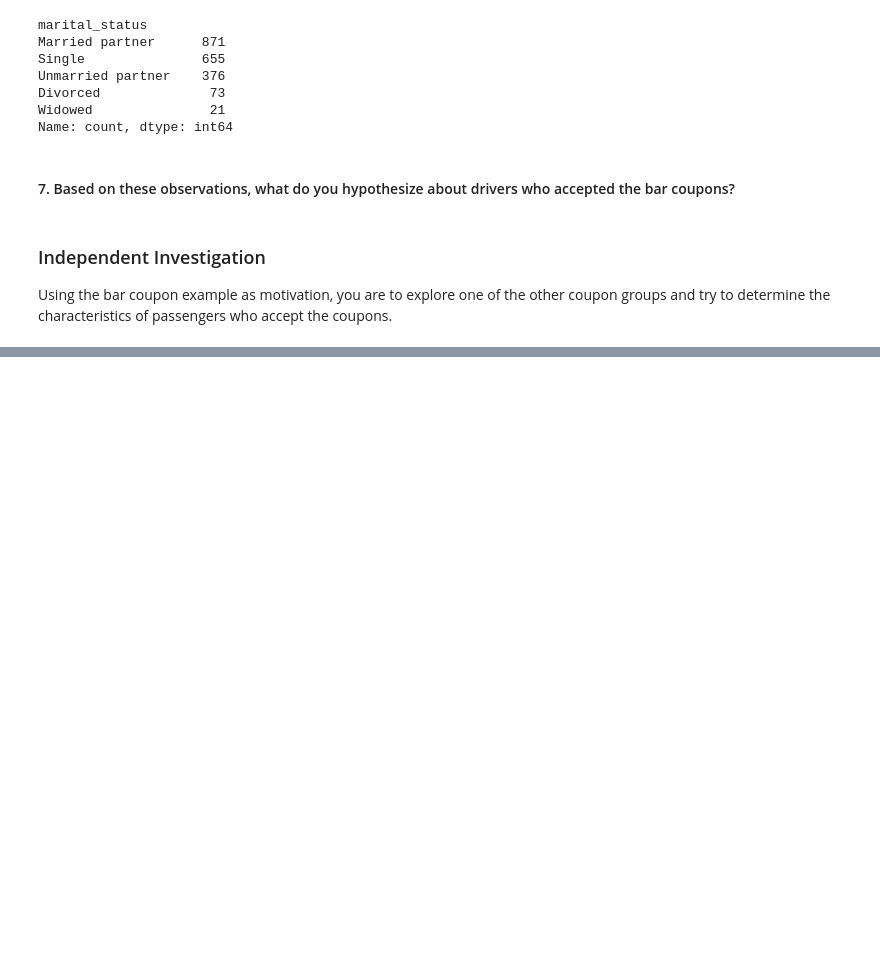
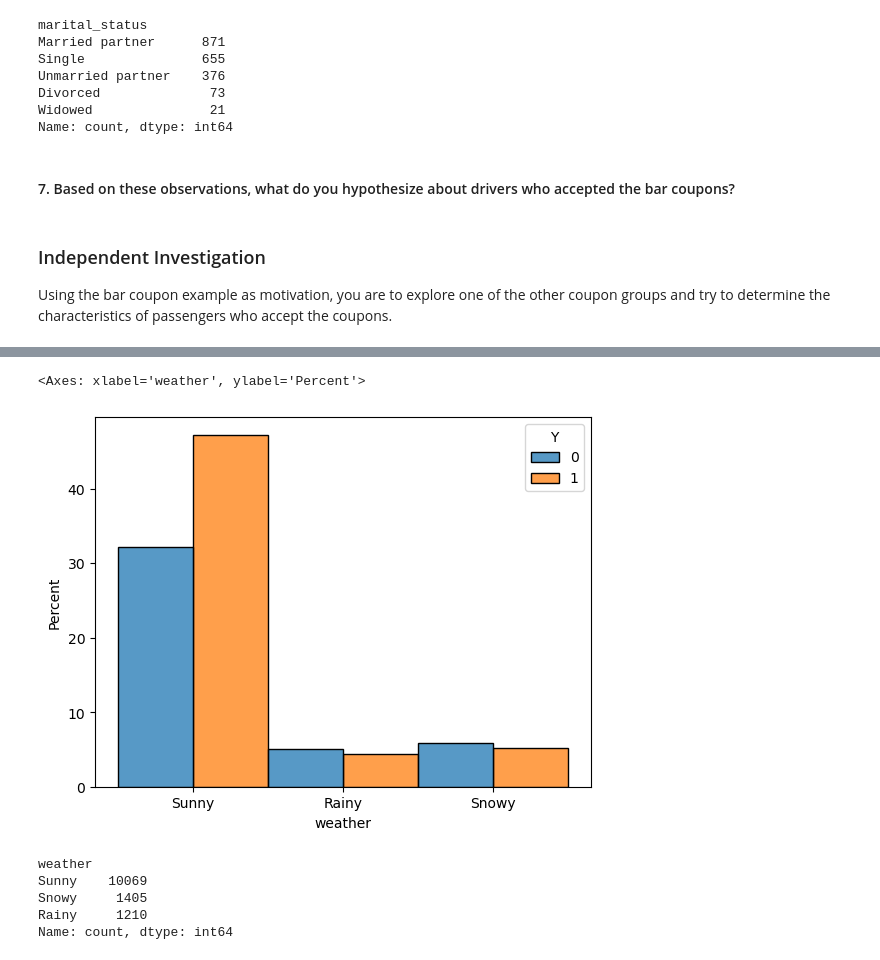
Before and after one commit to tophburns/assignment_5_1, a Jupyter notebook: prompt.ipynb, the cells around one changed output, grey strips where cells are left out. Cells and saved outputs as stored; diff of their text form; code cells hidden in the pictures; blank space fills up the shorter version.

```diff
--- a/prompt.ipynb
+++ b/prompt.ipynb
@@ -1004,0 +680,13 @@ Using the bar coupon example as motivation, you are to explore one of the other
+# %%
+sns.histplot(df, x='weather', hue='Y', multiple='dodge', stat='percent')
+# %% [output]
+<Axes: xlabel='weather', ylabel='Percent'>
+[figure, added]
+# %%
+df.weather.value_counts()
+# %% [output]
+weather
+Sunny    10069
+Snowy     1405
+Rainy     1210
+Name: count, dtype: int64
```
Also changed, not shown: parts of 79 cells of this notebook.
